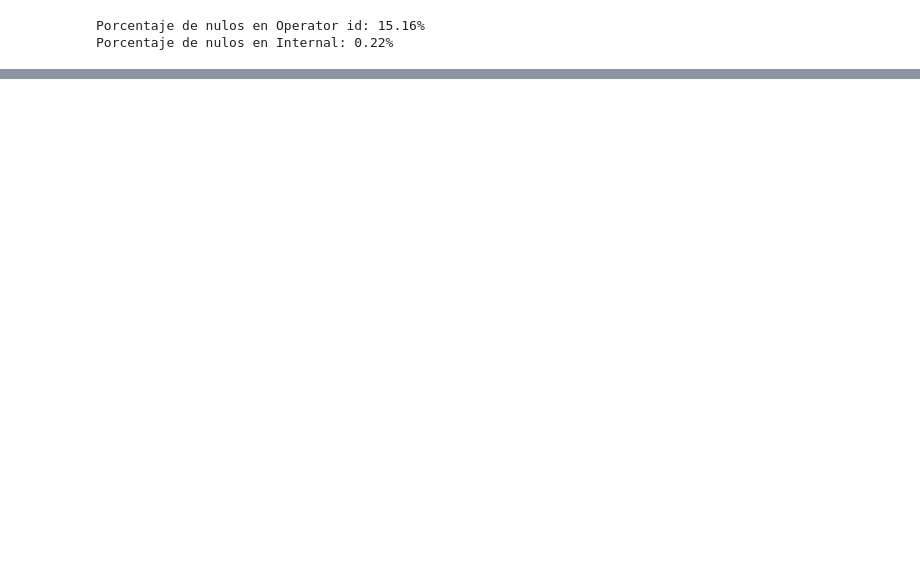
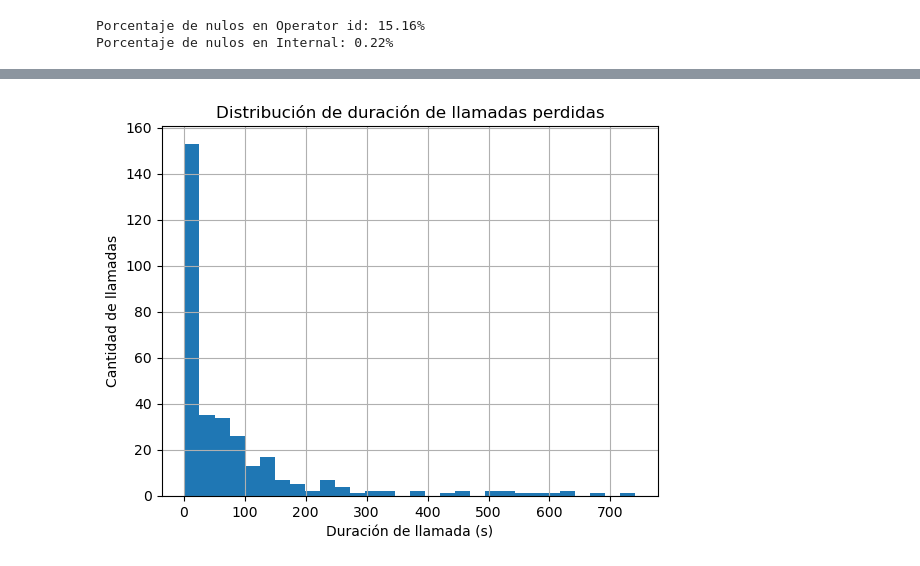
Before and after one commit to latostadorano/inefficient-operators-analysis, a Jupyter notebook: s14_telecom.ipynb, the cells around one changed output, grey strips where cells are left out. Saved outputs shown, nothing was run; the diff lists cells and outputs as text; code cells hidden in the pictures; blank space fills up the shorter version.

```diff
--- a/s14_telecom.ipynb
+++ b/s14_telecom.ipynb
@@ -225,0 +233,8 @@ Name: count, dtype: int64
+# %%
+# Convertimos los tipos de columnas
+
+data.date = pd.to_datetime(data.date)
+data.operator_id = data.operator_id.astype('int64')
+data = data.astype({'operator_id': 'object', 'user_id': 'object', 'internal': 'bool'})
+
+data.info()
@@ -225,0 +258,9 @@ Name: count, dtype: int64
+# %%
+# Creamos columnas dummy para 'direction' para poder hacer mejores cáulculos y también para irlo preparando para Tableau
+data = pd.get_dummies(data, columns=['direction'], drop_first=False)
+# Y convertimos columna 'is_missed_call' a int
+data['is_missed_call'] = data['is_missed_call'].astype(int)
+# %%
+data['is_missed_call'] = data['is_missed_call'].astype(int)
+missed_by_operator = data.groupby('operator_id')['is_missed_call'].mean()
+missed_by_operator
@@ -225,0 +290,5 @@ Name: count, dtype: int64
+# %%
+# Revisamos las llamadas perdidas que generaron un tiempo en la duracion
+
+lost_calls_w_duration = data[(data['is_missed_call'] == 1) & (data['call_duration'] > 0)]
+print('Las llamadas perdidas que registraron duración fueron:', lost_calls_w_duration.shape[0])
@@ -225,0 +306,10 @@ Name: count, dtype: int64
+# %%
+# Revisamos la distribución de duración de llamadas perdidas
+
+lost_calls_w_duration['call_duration'].hist(bins=30)
+plt.xlabel('Duración de llamada (s)')
+plt.ylabel('Cantidad de llamadas')
+plt.title('Distribución de duración de llamadas perdidas')
+plt.show()
+# %% [output]
+[figure, added]
```
Also changed, not shown: parts of 24 cells of this notebook.
